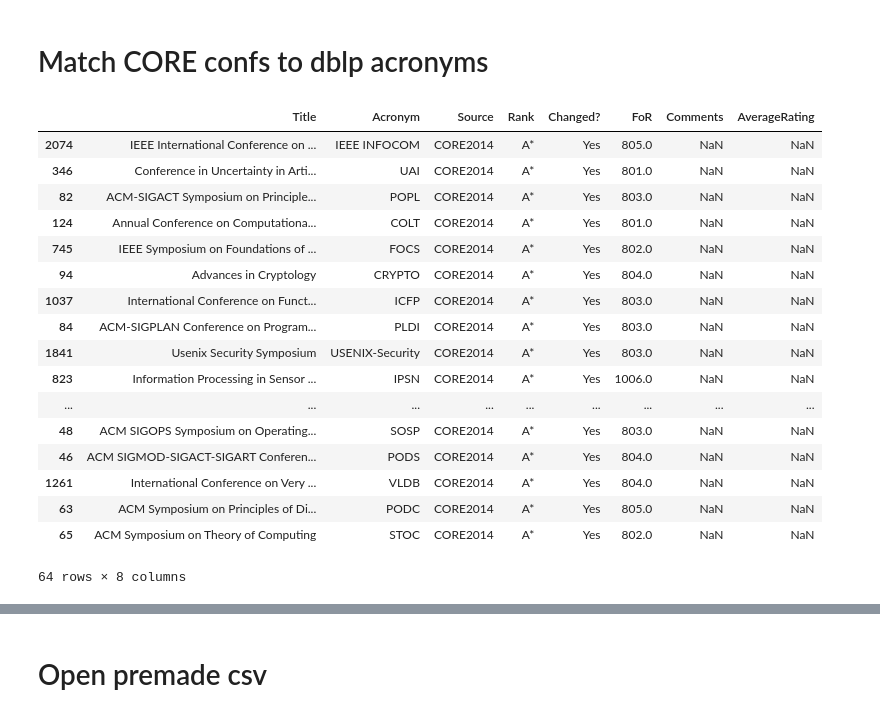
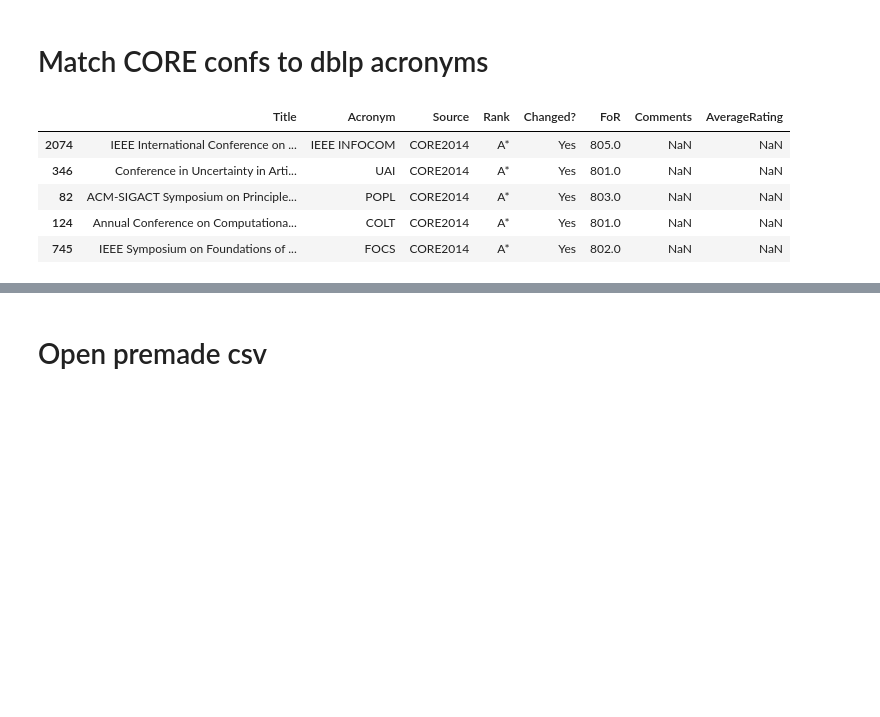
Before and after one commit to joostverkaik/influence-tech-companies, a Jupyter notebook: DBLP_CSR_Analysis.ipynb, the cells around one changed output, grey strips where cells are left out. Saved outputs shown, nothing was run; the diff lists cells and outputs as text; code cells hidden in the pictures; blank space fills up the shorter version.

```diff
--- a/DBLP_CSR_Analysis.ipynb
+++ b/DBLP_CSR_Analysis.ipynb
@@ -10,3 +12,3 @@ from collections import defaultdict, OrderedDict
 # %%
-pd.options.display.max_colwidth = 50
+pd.options.display.max_colwidth = 75
 # %%
@@ -258,27 +269,15 @@ set(df['dblp_code'])
 # %%
 coreproc= pd.read_csv('CORE/CORE.csv',header=None, index_col=0,
                      names=['Title',  'Acronym',  'Source'  ,'Rank',  'Changed?',  'FoR'  ,'Comments','AverageRating'])
 coreproc.sort_values('Rank', inplace=True)
-coreproc[coreproc['Rank'] == 'A*']
+coreproc[coreproc['Rank'] == 'A*'].head()
 # %% [output]
 |  | Title | Acronym | Source | Rank | Changed? | FoR | Comments | AverageRating |
 | 2074 | IEEE International Conference on ... | IEEE INFOCOM | CORE2014 | A* | Yes | 805.0 | NaN | NaN |
 | 346 | Conference in Uncertainty in Arti... | UAI | CORE2014 | A* | Yes | 801.0 | NaN | NaN |
 | 82 | ACM-SIGACT Symposium on Principle... | POPL | CORE2014 | A* | Yes | 803.0 | NaN | NaN |
 | 124 | Annual Conference on Computationa... | COLT | CORE2014 | A* | Yes | 801.0 | NaN | NaN |
 | 745 | IEEE Symposium on Foundations of ... | FOCS | CORE2014 | A* | Yes | 802.0 | NaN | NaN |
-| 94 | Advances in Cryptology | CRYPTO | CORE2014 | A* | Yes | 804.0 | NaN | NaN |
-| 1037 | International Conference on Funct... | ICFP | CORE2014 | A* | Yes | 803.0 | NaN | NaN |
-| 84 | ACM-SIGPLAN Conference on Program... | PLDI | CORE2014 | A* | Yes | 803.0 | NaN | NaN |
-| 1841 | Usenix Security Symposium | USENIX-Security | CORE2014 | A* | Yes | 803.0 | NaN | NaN |
-| 823 | Information Processing in Sensor ... | IPSN | CORE2014 | A* | Yes | 1006.0 | NaN | NaN |
-| ... | ... | ... | ... | ... | ... | ... | ... | ... |
-| 48 | ACM SIGOPS Symposium on Operating... | SOSP | CORE2014 | A* | Yes | 803.0 | NaN | NaN |
-| 46 | ACM SIGMOD-SIGACT-SIGART Conferen... | PODS | CORE2014 | A* | Yes | 804.0 | NaN | NaN |
-| 1261 | International Conference on Very ... | VLDB | CORE2014 | A* | Yes | 804.0 | NaN | NaN |
-| 63 | ACM Symposium on Principles of Di... | PODC | CORE2014 | A* | Yes | 805.0 | NaN | NaN |
-| 65 | ACM Symposium on Theory of Computing | STOC | CORE2014 | A* | Yes | 802.0 | NaN | NaN |
-64 rows × 8 columns
 # %%
 coreprocTop = coreproc[(coreproc.Rank=='A*')]#  | (coreproc.Rank=='A')]
 coreprocTop = coreprocTop.sort_values('Acronym')
```
Also changed, not shown: parts of 53 cells of this notebook, 31 other files.
